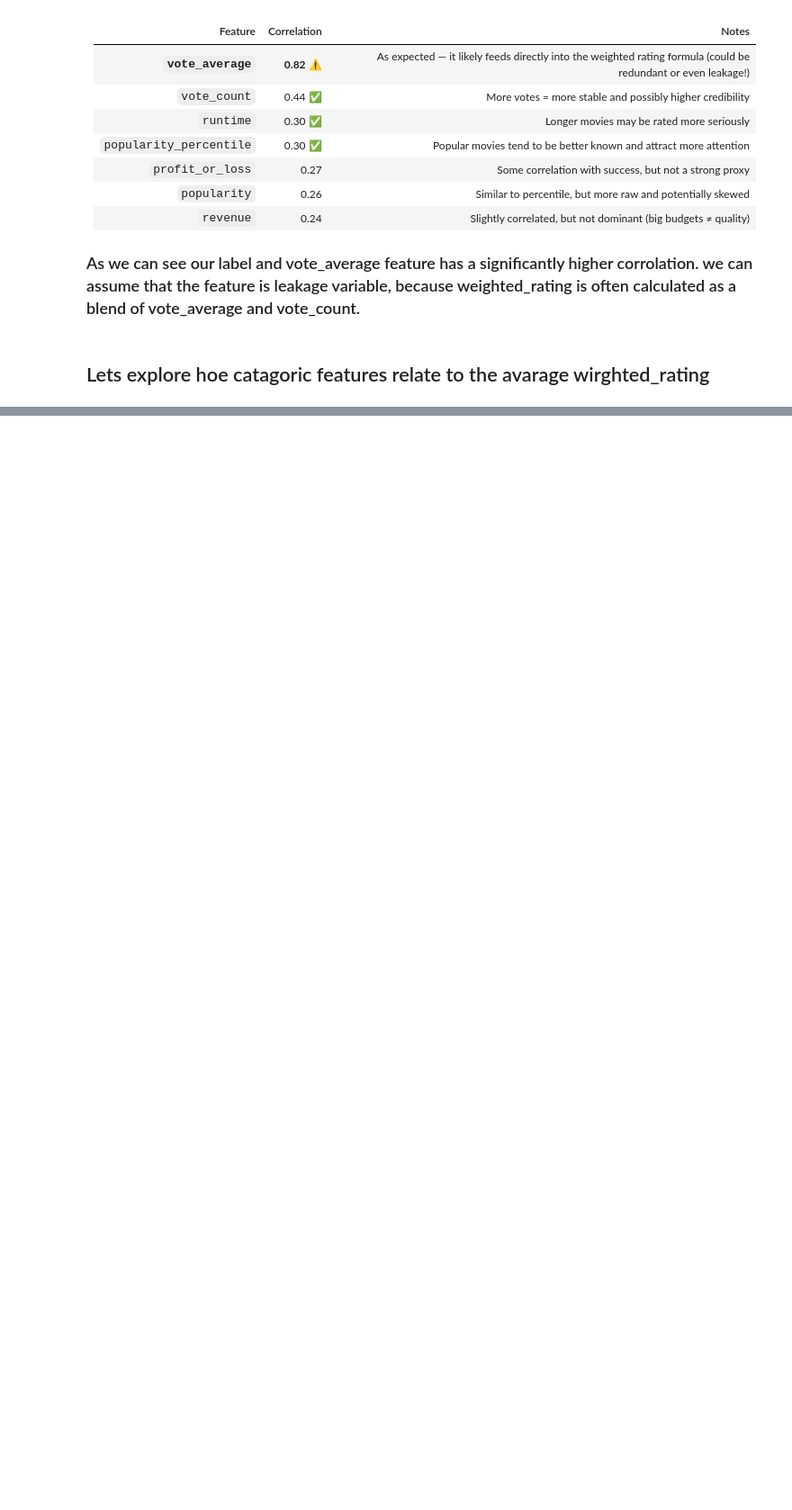
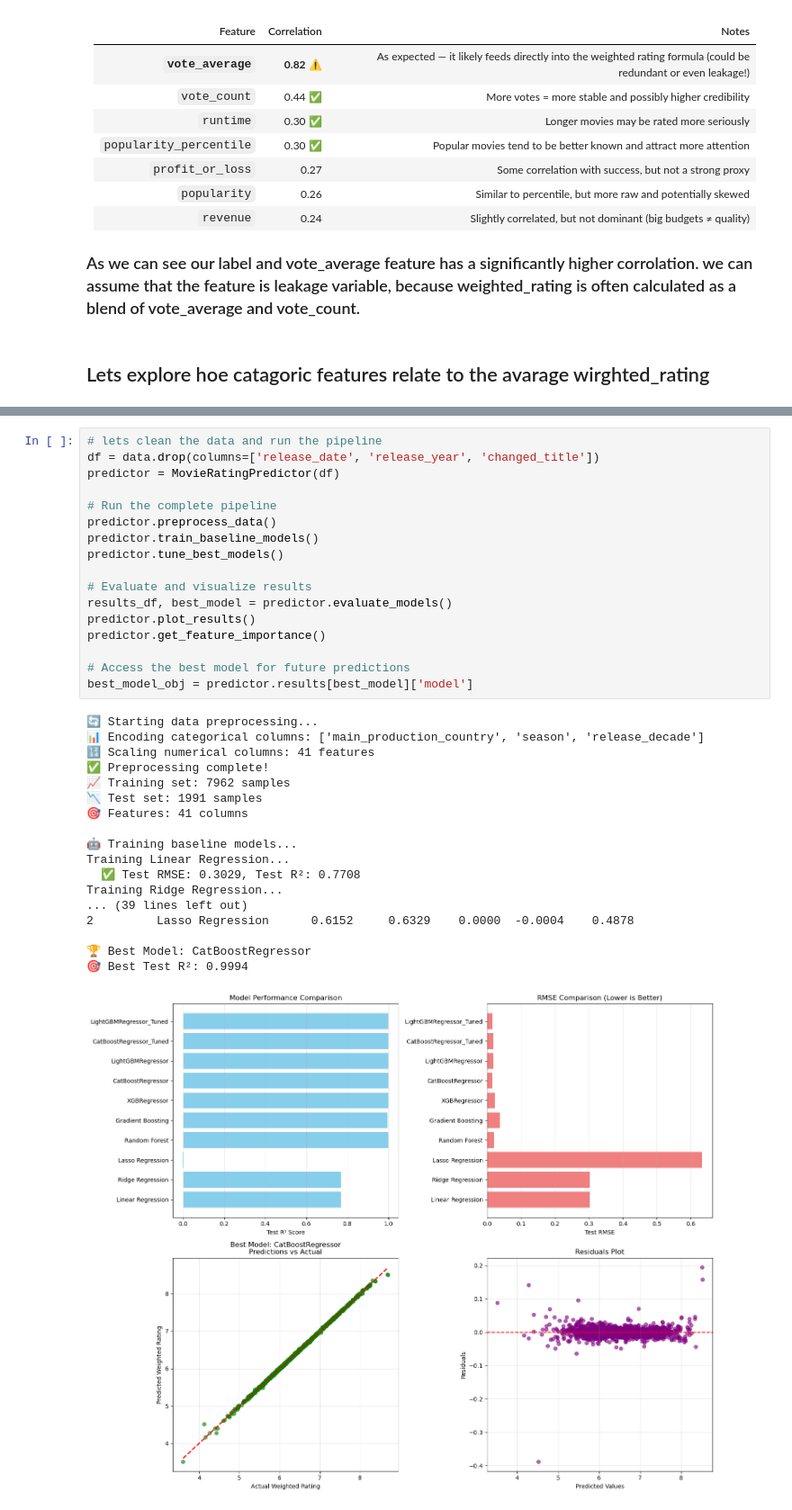
Before and after one commit to Shlezman/DS-principles-project, a Jupyter notebook: Omri-ml-predictions.ipynb, the cells around one changed output, grey strips where cells are left out. Shown at 90% size. Cells and saved outputs as stored; diff of their text form; blank space fills up the shorter version.

Commit message:
reg and class pipelines

```diff
--- a/Omri-ml-predictions.ipynb
+++ b/Omri-ml-predictions.ipynb
@@ -252,0 +1288,36 @@ KeyError: 'belongs_to_collectionnum_same_titlenum_production_companiesnum_produc
+# %%
+# lets clean the data and run the pipeline
+df = data.drop(columns=['release_date', 'release_year', 'changed_title'])
+predictor = MovieRatingPredictor(df)
+
+# Run the complete pipeline
+predictor.preprocess_data()
+predictor.train_baseline_models()
+predictor.tune_best_models()
+
+# Evaluate and visualize results
+results_df, best_model = predictor.evaluate_models()
+predictor.plot_results()
+predictor.get_feature_importance()
+
+# Access the best model for future predictions
+best_model_obj = predictor.results[best_model]['model']
+# %% [output]
+🔄 Starting data preprocessing...
+📊 Encoding categorical columns: ['main_production_country', 'season', 'release_decade']
+🔢 Scaling numerical columns: 41 features
+✅ Preprocessing complete!
+📈 Training set: 7962 samples
+📉 Test set: 1991 samples
+🎯 Features: 41 columns
+
+🤖 Training baseline models...
+Training Linear Regression...
+  ✅ Test RMSE: 0.3029, Test R²: 0.7708
+Training Ridge Regression...
+... (39 lines left out)
+2         Lasso Regression      0.6152     0.6329    0.0000  -0.0004    0.4878
+
+🏆 Best Model: CatBoostRegressor
+🎯 Best Test R²: 0.9994
+[figure, added]
```
Also changed, not shown: parts of 19 cells of this notebook, 5 other files.
